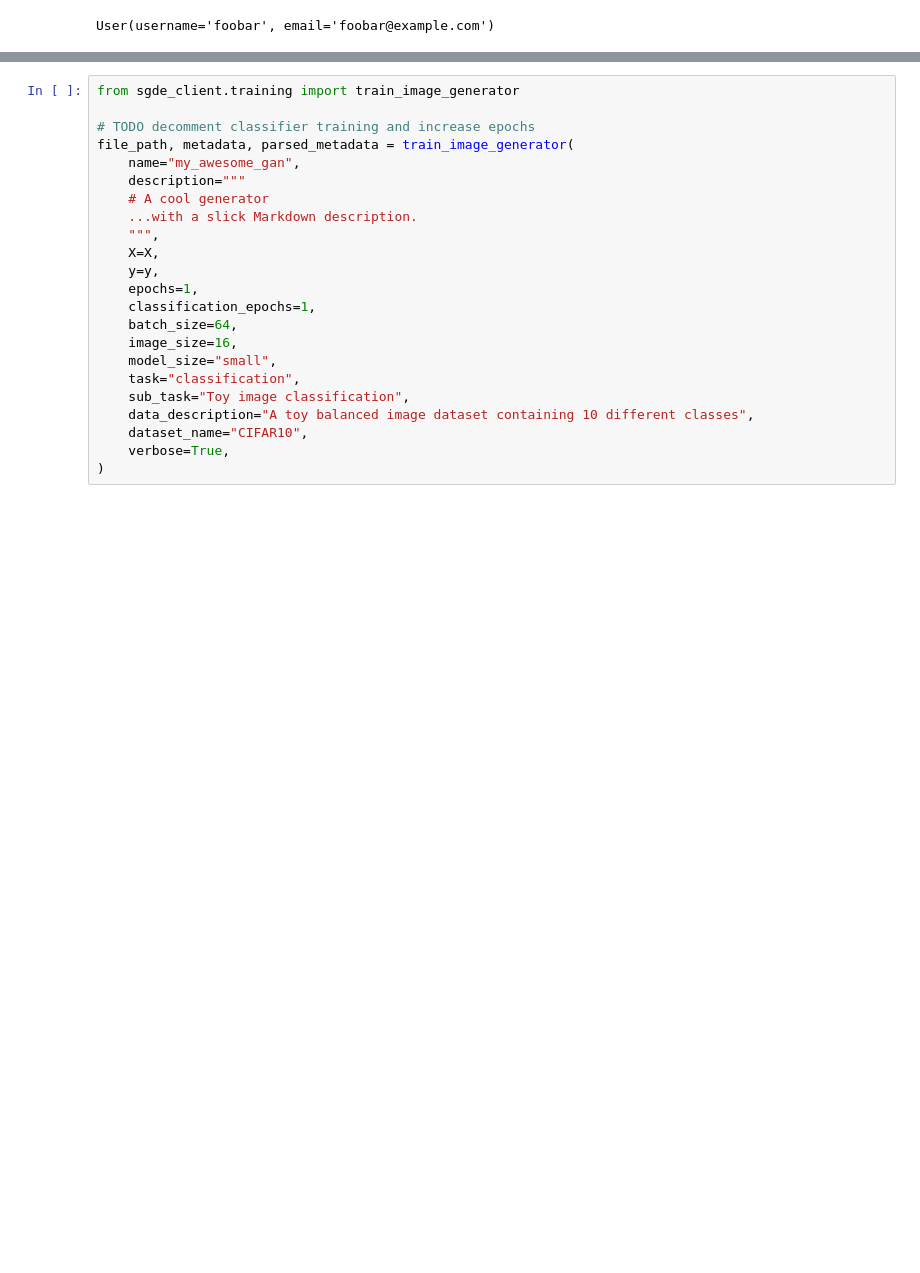
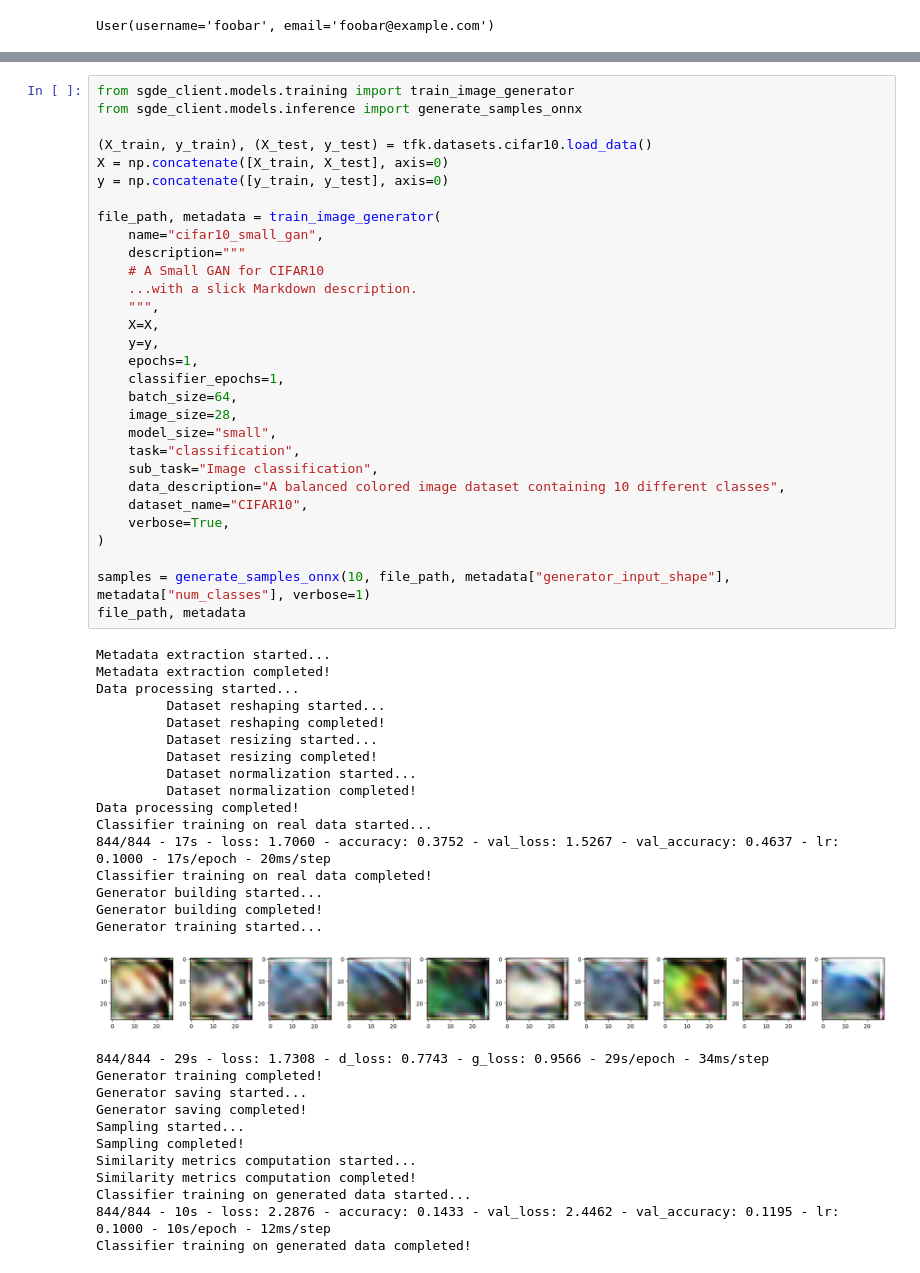
Before and after one commit to archettialberto/SGDE, a Jupyter notebook: sgde_demo.ipynb, the cells around one changed output, grey strips where cells are left out. Cells and saved outputs as stored; diff of their text form; blank space fills up the shorter version.

```diff
--- a/sgde_demo.ipynb
+++ b/sgde_demo.ipynb
@@ -89,23 +212,59 @@ y = np.concatenate([y_train, y_test], axis=0)
 # %%
-from sgde_client.training import train_image_generator
+from sgde_client.models.training import train_image_generator
+from sgde_client.models.inference import generate_samples_onnx
 
-# TODO decomment classifier training and increase epochs
-file_path, metadata, parsed_metadata = train_image_generator(
-    name="my_awesome_gan",
+(X_train, y_train), (X_test, y_test) = tfk.datasets.cifar10.load_data()
+X = np.concatenate([X_train, X_test], axis=0)
+y = np.concatenate([y_train, y_test], axis=0)
+
+file_path, metadata = train_image_generator(
+    name="cifar10_small_gan",
     description="""
-    # A cool generator
+    # A Small GAN for CIFAR10
     ...with a slick Markdown description.
     """,
     X=X,
     y=y,
     epochs=1,
-    classification_epochs=1,
+    classifier_epochs=1,
     batch_size=64,
-    image_size=16,
+    image_size=28,
     model_size="small",
     task="classification",
-    sub_task="Toy image classification",
-    data_description="A toy balanced image dataset containing 10 different classes",
+    sub_task="Image classification",
+    data_description="A balanced colored image dataset containing 10 different classes",
     dataset_name="CIFAR10",
     verbose=True,
 )
+
+samples = generate_samples_onnx(10, file_path, metadata["generator_input_shape"], metadata["num_classes"], verbose=1)
+file_path, metadata
+# %% [output]
+Metadata extraction started...
+Metadata extraction completed!
+Data processing started...
+         Dataset reshaping started...
+         Dataset reshaping completed!
+         Dataset resizing started...
+         Dataset resizing completed!
+         Dataset normalization started...
+         Dataset normalization completed!
+Data processing completed!
+Classifier training on real data started...
+844/844 - 17s - loss: 1.7060 - accuracy: 0.3752 - val_loss: 1.5267 - val_accuracy: 0.4637 - lr: 0.1000 - 17s/epoch - 20ms/step
+Classifier training on real data completed!
+Generator building started...
+Generator building completed!
+Generator training started...
+[figure, added]
+844/844 - 29s - loss: 1.7308 - d_loss: 0.7743 - g_loss: 0.9566 - 29s/epoch - 34ms/step
+Generator training completed!
+Generator saving started...
+Generator saving completed!
+Sampling started...
+Sampling completed!
+Similarity metrics computation started...
+Similarity metrics computation completed!
+Classifier training on generated data started...
+844/844 - 10s - loss: 2.2876 - accuracy: 0.1433 - val_loss: 2.4462 - val_accuracy: 0.1195 - lr: 0.1000 - 10s/epoch - 12ms/step
+Classifier training on generated data completed!
```
Also changed, not shown: parts of 16 cells of this notebook, 6 other files.
